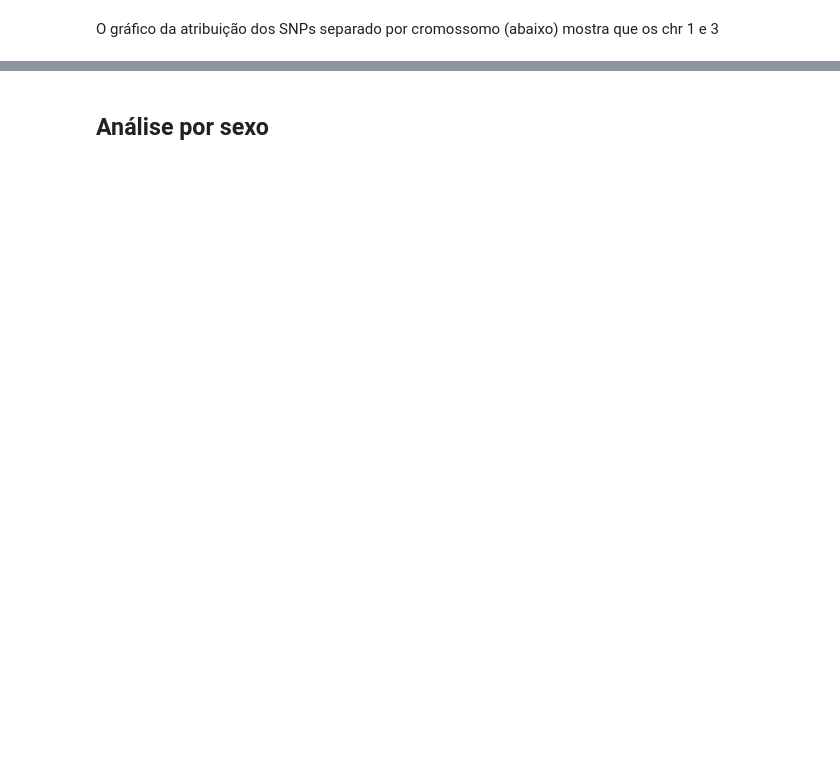
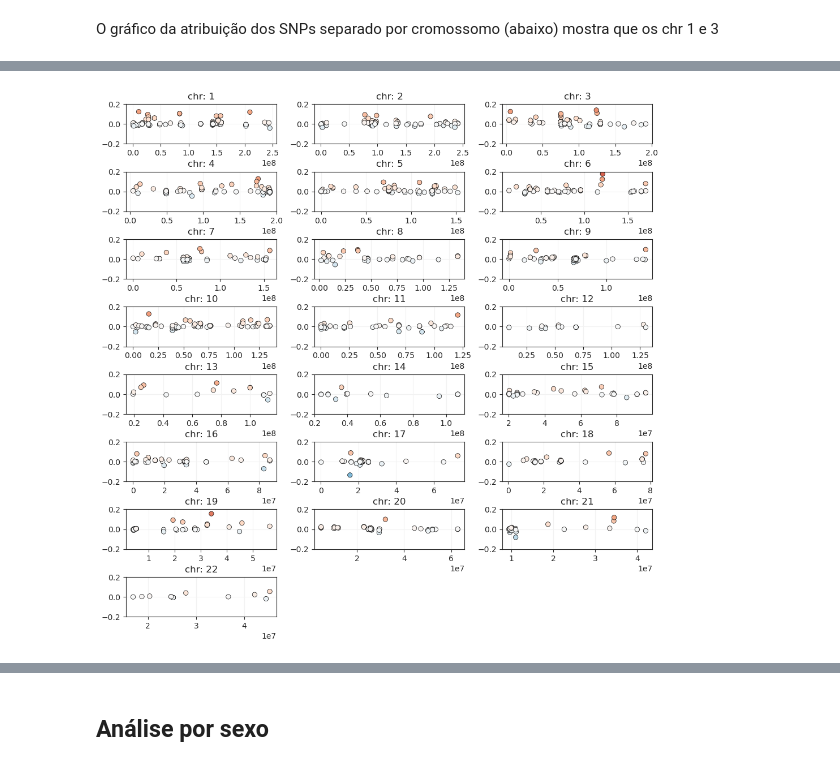
Before and after one commit to zgcarvalho/diabnet, a Jupyter notebook: notebooks/explain-ensemble-models.ipynb, the cells around one changed output, grey strips where cells are left out. Drawn from its saved outputs; the diff is of its cells as text; code cells hidden in the pictures; blank space fills up the shorter version.

```diff
--- a/notebooks/explain-ensemble-models.ipynb
+++ b/notebooks/explain-ensemble-models.ipynb
@@ -127,14 +178,16 @@ sns.violinplot(x="chr", y="X50_mean", data=feat_imp_train, whis=np.inf)
 # %%
-fig = plt.figure(figsize=(12,12))
+fig = plt.figure(figsize=(12,12), dpi=100)
 plt.subplots_adjust(hspace=0.7, wspace=0.25)
 for i in range(22):
     ax1=plt.subplot(8, 3, i+1)
     plt.title(f"chr: {i+1}")
     sns.scatterplot(x='pos', y="X50_mean", data=feat_imp_train[feat_imp_train["chr"]==i+1], hue="X50_mean", hue_norm=(-0.3,0.3), palette="RdBu_r", edgecolor="k")
     ax1.get_legend().remove()
-    plt.ylim(-0.5,0.5)
+    plt.ylim(-0.2,0.2)
     plt.ylabel("")
     plt.xlabel("")
+# %% [output]
+[figure, added]
 # %%
 selection = feat_imp_train[abs(feat_imp_train['X50_mean'])> 0.05]
 # %%
```
Also changed, not shown: parts of 22 cells of this notebook, 12 other files.
